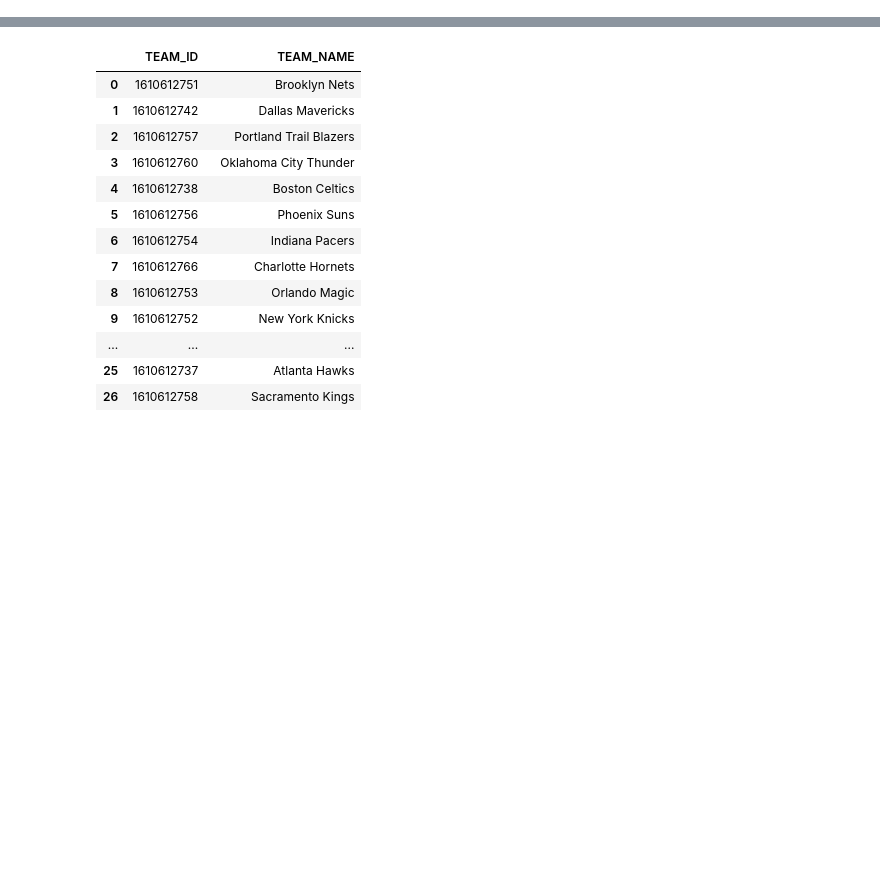
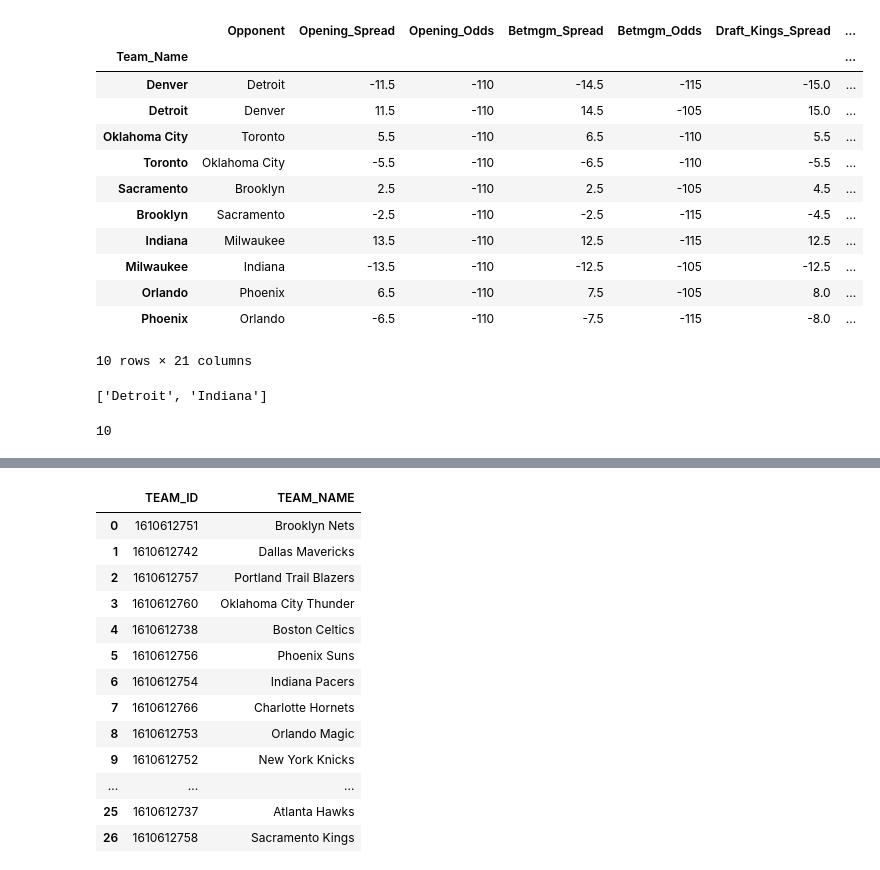
Before and after one commit to alecmatt5/nba_betting_analysis, a Jupyter notebook: backend/notebooks/preprocessing_julia.ipynb, the cells around one changed output, grey strips where cells are left out. Cells and saved outputs as stored; diff of their text form; code cells hidden in the pictures; blank space fills up the shorter version.

```diff
--- a/backend/notebooks/preprocessing_julia.ipynb
+++ b/backend/notebooks/preprocessing_julia.ipynb
@@ -5,0 +12,7 @@ import requests
+# %%
+games = pd.read_pickle('../data/pkl/betting_predictions_2023-03-16.pkl')
+# %%
+columns_to_drop = ['Game_Date', 'Home', 'Pct_of_Bets']
+df = games.copy().drop(columns=columns_to_drop)
+df = df.set_index('Team_Name')
+df = df.rename(columns={'y_pred': 'Predictions', 'bet': 'Bet'})
@@ -6 +56,31 @@ import requests
+# %%
+outcome = [-19, 19, 17, -17, -5, 5, -16, 16, 0, 0]
+# %%
+results = ["", "Loss", "", "", "", "", "Win", "", "", ""]
+# %%
+df["Outcome"] = outcome
+df["Results"] = results
+df
+# %% [output]
+|  | Opponent | Opening_Spread | Opening_Odds | Betmgm_Spread | Betmgm_Odds | Draft_Kings_Spread | ... |
+| Team_Name |  |  |  |  |  |  | ... |
+| Denver | Detroit | -11.5 | -110 | -14.5 | -115 | -15.0 | ... |
+| Detroit | Denver | 11.5 | -110 | 14.5 | -105 | 15.0 | ... |
+| Oklahoma City | Toronto | 5.5 | -110 | 6.5 | -110 | 5.5 | ... |
+| Toronto | Oklahoma City | -5.5 | -110 | -6.5 | -110 | -5.5 | ... |
+| Sacramento | Brooklyn | 2.5 | -110 | 2.5 | -105 | 4.5 | ... |
+| Brooklyn | Sacramento | -2.5 | -110 | -2.5 | -115 | -4.5 | ... |
+| Indiana | Milwaukee | 13.5 | -110 | 12.5 | -115 | 12.5 | ... |
+| Milwaukee | Indiana | -13.5 | -110 | -12.5 | -105 | -12.5 | ... |
+| Orlando | Phoenix | 6.5 | -110 | 7.5 | -105 | 8.0 | ... |
+| Phoenix | Orlando | -6.5 | -110 | -7.5 | -115 | -8.0 | ... |
+10 rows × 21 columns
+# %%
+teams_to_bet_on = df.index[df['Bet'] == True].tolist()
+# %% [output]
+['Detroit', 'Indiana']
+# %%
+df.shape[0]
+# %% [output]
+10
 # %%
```
Also changed, not shown: parts of 7 cells of this notebook, 6 other files.
